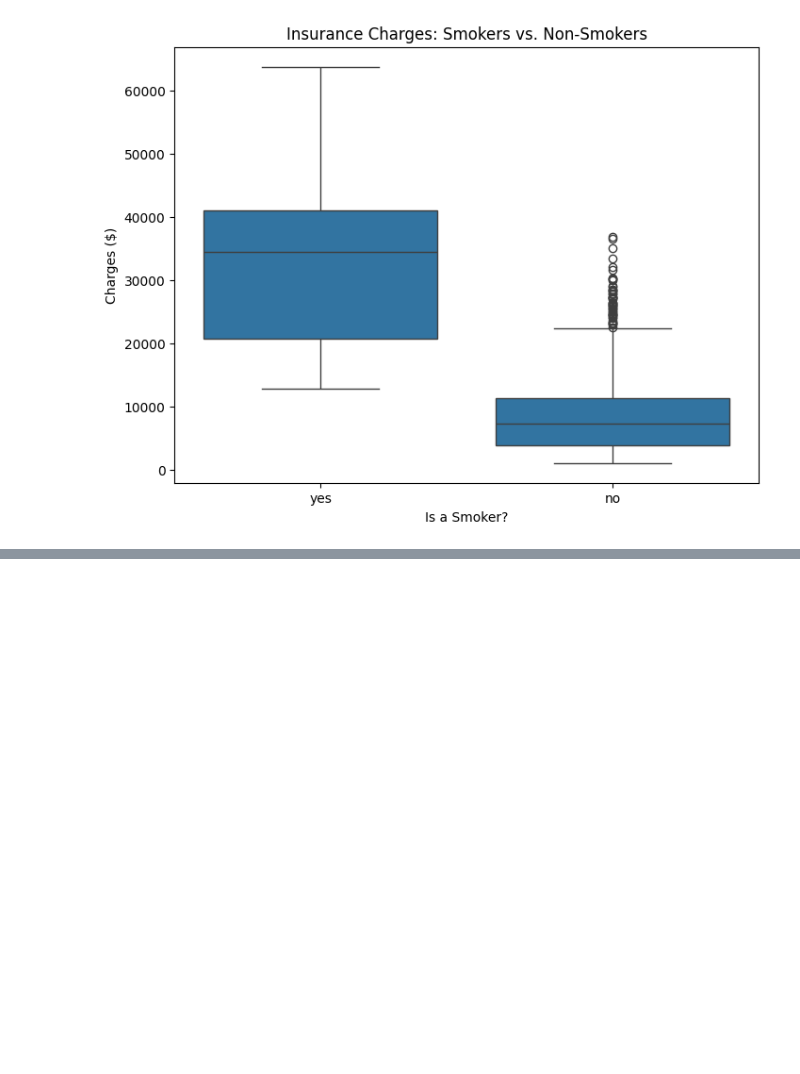
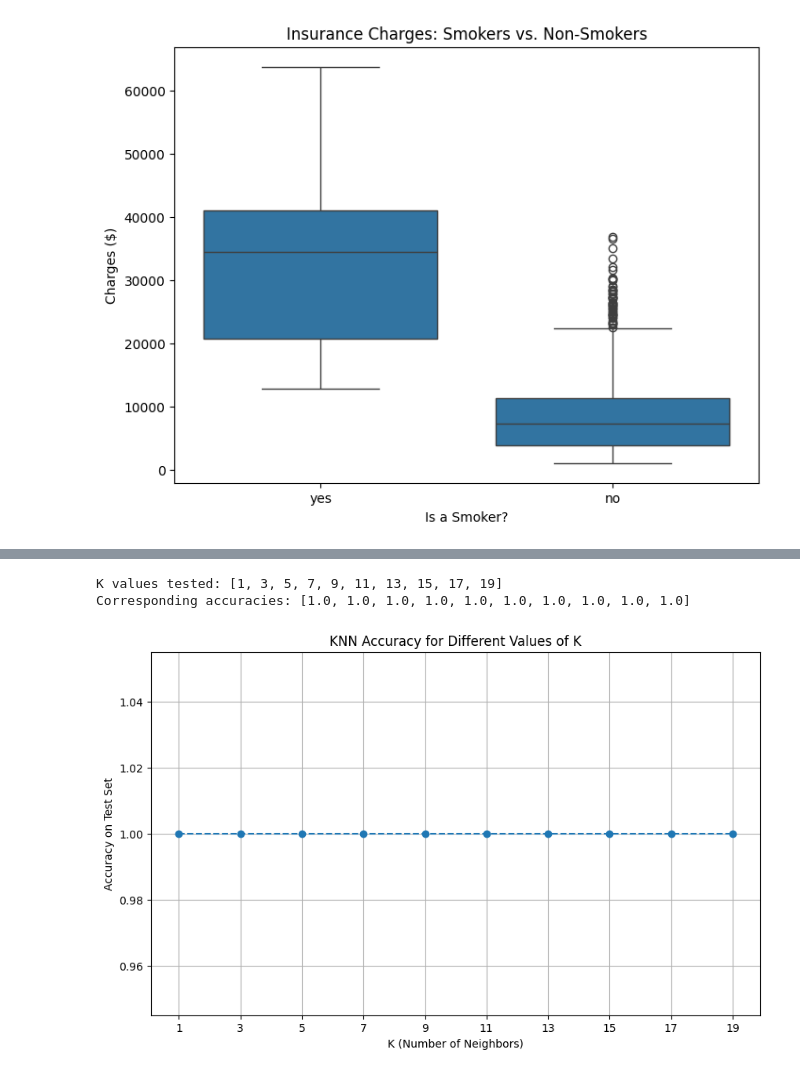
Before and after one commit to HansaniePalihawadana/ai-in-healthcare-portfolio, a Jupyter notebook: Week2_Predicting_Costs_&_Visualizing_Patterns.ipynb, the cells around one changed output, grey strips where cells are left out. Saved outputs shown, nothing was run; the diff lists cells and outputs as text; code cells hidden in the pictures; blank space fills up the shorter version.

```diff
--- a/Week2_Predicting_Costs_&_Visualizing_Patterns.ipynb
+++ b/Week2_Predicting_Costs_&_Visualizing_Patterns.ipynb
@@ -62,0 +119,52 @@ plt.show()
+# %%
+import matplotlib.pyplot as plt
+from sklearn.neighbors import KNeighborsClassifier
+from sklearn.model_selection import train_test_split
+from sklearn.metrics import accuracy_score
+
+# --- ASSUMPTION: Define X and y (replace with your actual data if necessary) ---
+# For the purpose of running this example, we assume X and y are available
+# and have been split into training and testing sets.
+# Let's create dummy variables for a runnable example:
+from sklearn.datasets import load_iris
+iris = load_iris()
+X, y = iris.data, iris.target
+X_train, X_test, y_train, y_test = train_test_split(X, y, test_size=0.3, random_state=42)
+# --- END ASSUMPTION ---
+
+
+# 1. Define the range of K values to test
+k_values = range(1, 21, 2)  # Tests K = 1, 3, 5, ..., 19
+accuracies = []
+
+# 2. Loop through each K value, train the model, and record the accuracy
+for k in k_values:
+    # Initialize the KNN model
+    knn = KNeighborsClassifier(n_neighbors=k)
+
+    # Train the model (fit)
+    knn.fit(X_train, y_train)
+
+    # Make predictions
+    y_pred = knn.predict(X_test)
+
+    # Calculate accuracy and append it to the list
+    accuracy = accuracy_score(y_test, y_pred)
+    accuracies.append(accuracy)
+
+print(f"K values tested: {list(k_values)}")
+print(f"Corresponding accuracies: {[round(a, 4) for a in accuracies]}")
+
+# 3. Plot the results
+plt.figure(figsize=(10, 6))
+plt.plot(k_values, accuracies, marker='o', linestyle='--')
+plt.title('KNN Accuracy for Different Values of K')
+plt.xlabel('K (Number of Neighbors)')
+plt.ylabel('Accuracy on Test Set')
+plt.xticks(k_values)
+plt.grid(True)
+plt.show()
+# %% [output]
+K values tested: [1, 3, 5, 7, 9, 11, 13, 15, 17, 19]
+Corresponding accuracies: [1.0, 1.0, 1.0, 1.0, 1.0, 1.0, 1.0, 1.0, 1.0, 1.0]
+[figure, added]
```
Also changed, not shown: parts of 1 cell of this notebook.
